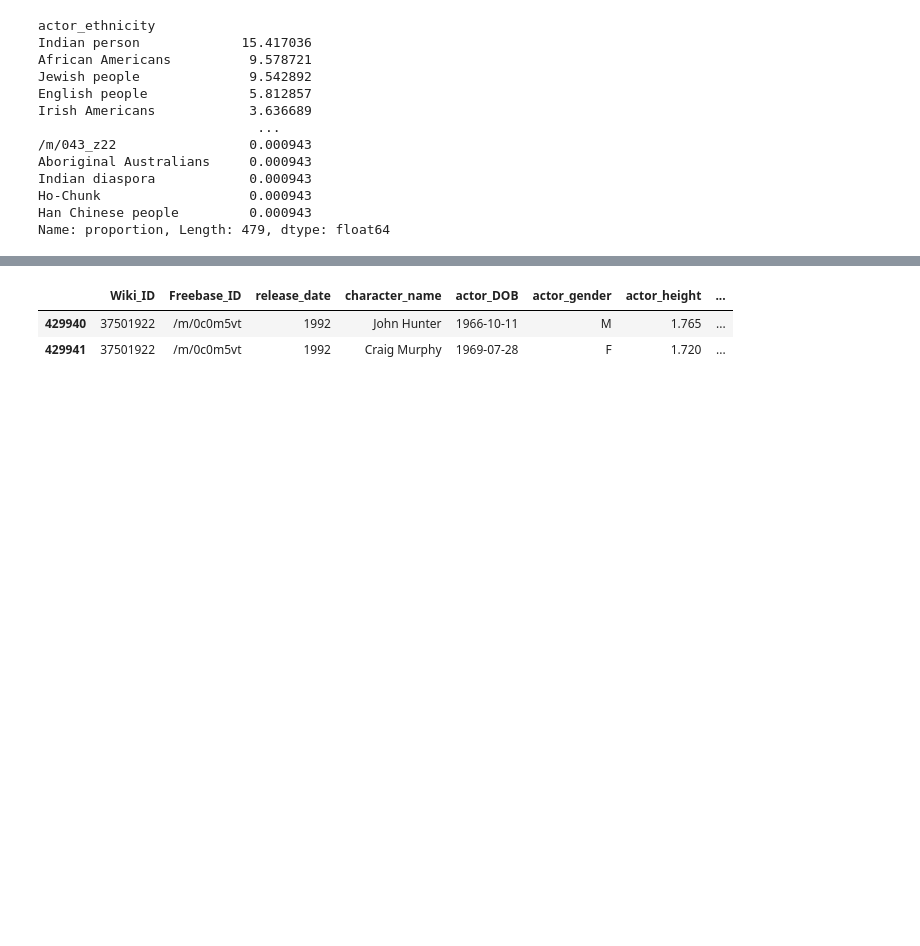
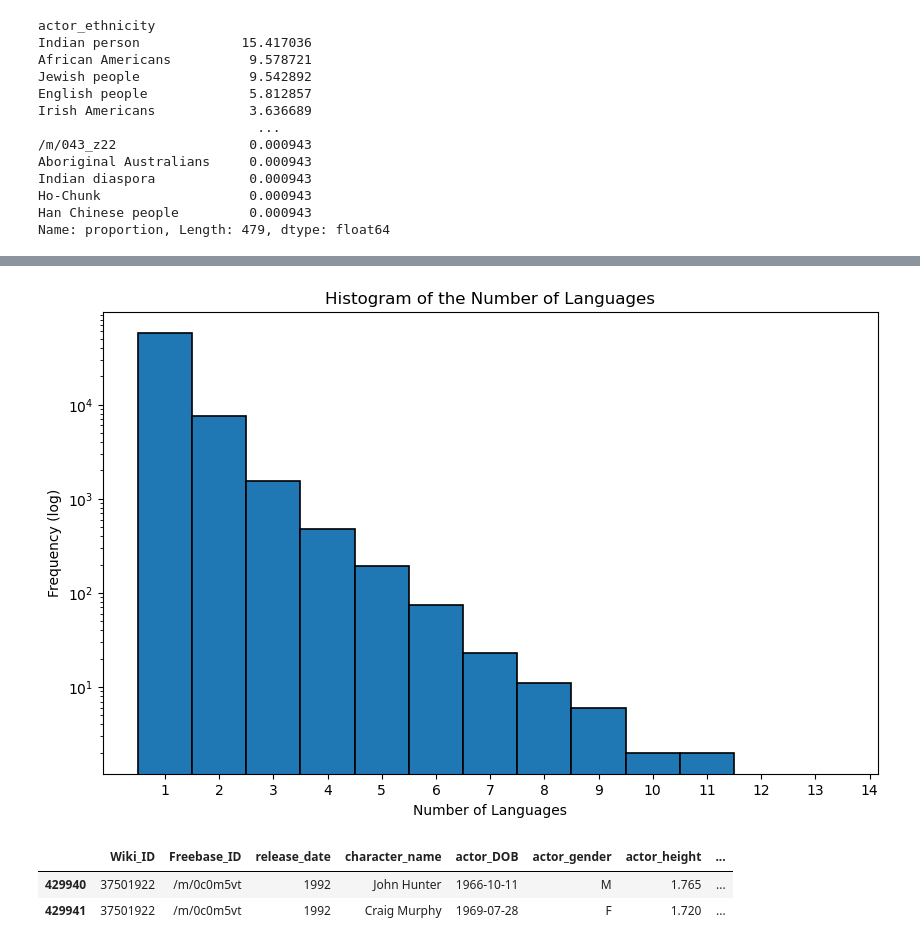
Before and after one commit to epfl-ada/ada-2023-project-nada2023, a Jupyter notebook: clean.ipynb, the cells around one changed output, grey strips where cells are left out. Saved outputs shown, nothing was run; the diff lists cells and outputs as text; code cells hidden in the pictures; blank space fills up the shorter version.

```diff
--- a/clean.ipynb
+++ b/clean.ipynb
@@ -212,18 +330,22 @@ Name: proportion, Length: 479, dtype: float64
 # %%
-# Function to extract languages from the dictionary string
 def extract_languages(lang_str):
     if pd.isna(lang_str):
         return ['Unknown']
-    lang_dict = ast.literal_eval(lang_str)
-    languages =  [lang.split(' ')[0] for lang in lang_dict.values()]
+    try:
+        # Parse the string as a dictionary
+        lang_dict = ast.literal_eval(lang_str)
+        # Extract the language names and remove 'Language' from the end
+        languages = [lang.split(' Language')[0] for lang in lang_dict.values()]
 
-    return [lang for lang in languages if lang != 'Silent']
-
+        return languages
+    except ValueError:
+        # Handle cases where lang_str cannot be parsed
+        return ['Unknown']
 
 movies_clean_languages = movies_clean_country.copy()
 movies_clean_languages['languages'] = movies_clean_languages['languages'].apply(extract_languages)
 
 # Counting languages
-language_counts = pd.Series([lang for sublist in movies['languages'] for lang in sublist]).value_counts()
+language_counts = pd.Series([lang for sublist in movies_clean_languages['languages'] for lang in sublist]).value_counts()
 print(language_counts)
 # %% [output]
@@ -276,2 +398,15 @@ Cantonese-Standard    246
 Name: count, dtype: int64
+# %%
+number_of_languages = movies_clean_languages.drop_duplicates(subset='Wiki_ID')['languages'].dropna().apply(lambda x: len(x))
+# histogram of the number of genres
+plt.figure(figsize=(10, 6))
+plt.hist(number_of_languages,bins = np.arange(1, 15, 1)-0.5, edgecolor = 'black', linewidth = 1.2)
+plt.xlabel('Number of Languages')
+plt.xticks(np.arange(1, 15, 1))
+plt.ylabel('Frequency (log)')
+plt.yscale('log')
+plt.title('Histogram of the Number of Languages')
+plt.show()
+# %% [output]
+[figure, added]
 # %%
```
Also changed, not shown: parts of 20 cells of this notebook.
